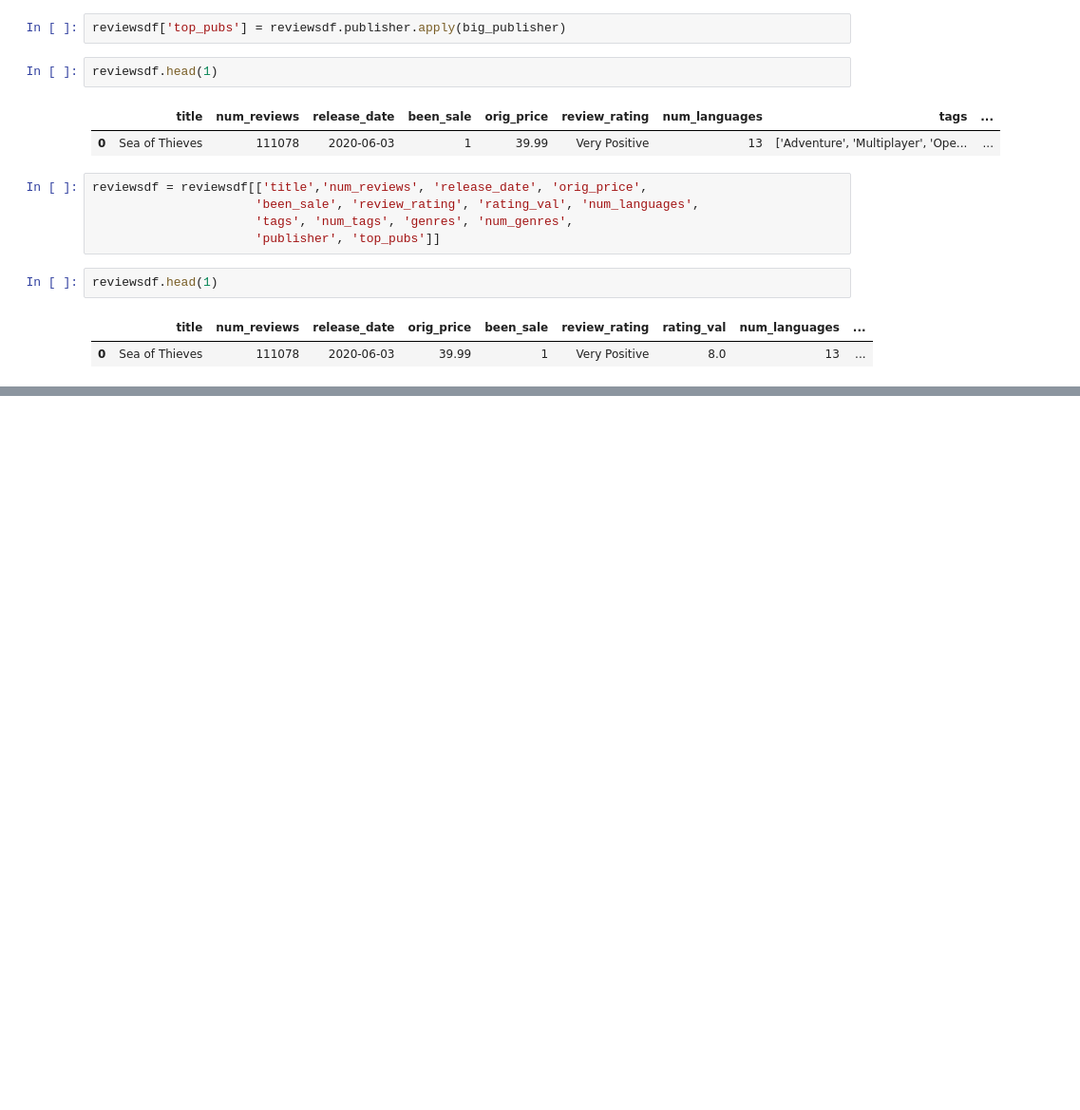
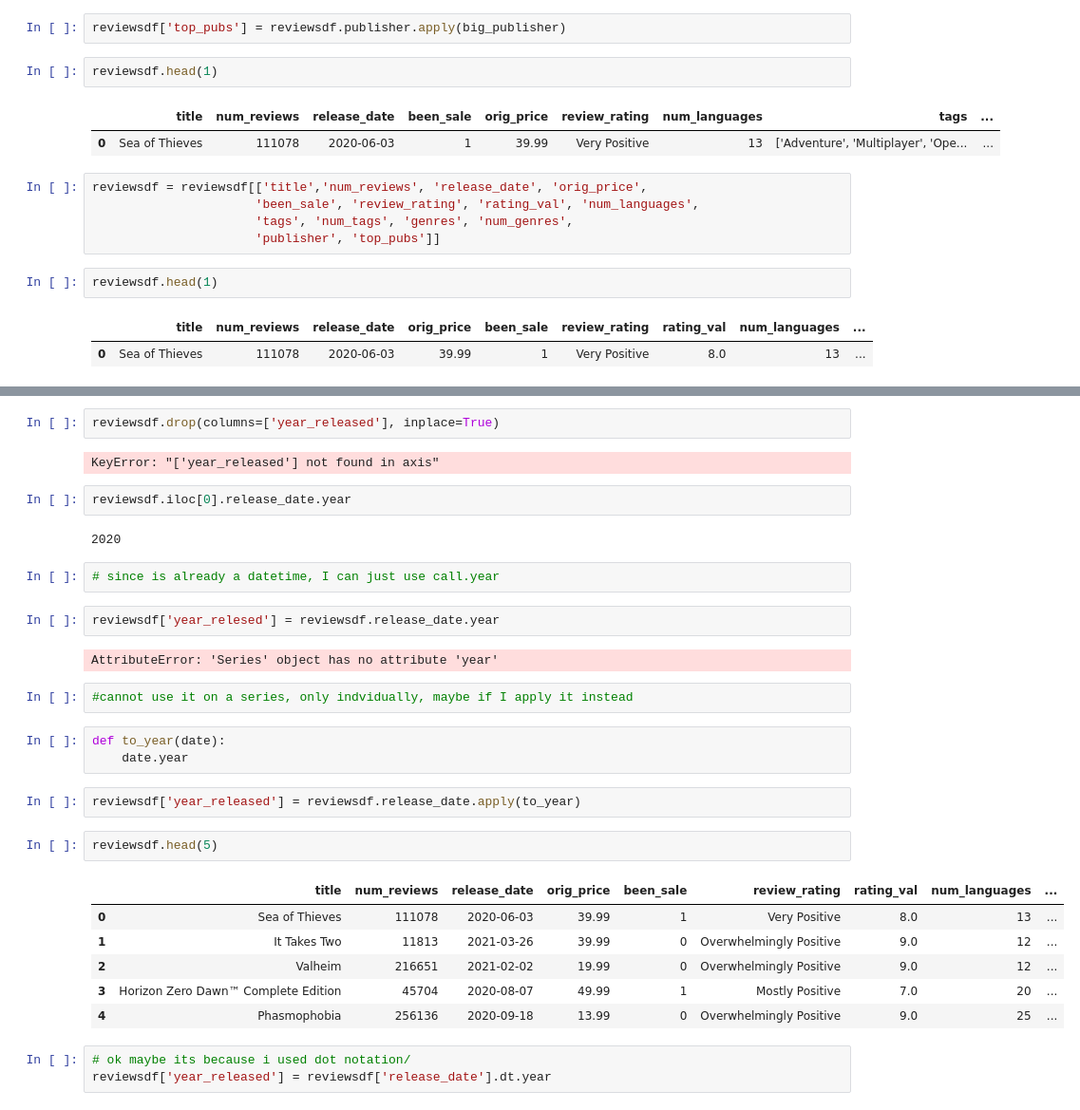
Before and after one commit to MichaelHarnett/Regression_Metis, a Jupyter notebook: df_editing.ipynb, the cells around one changed output, grey strips where cells are left out. Shown at 95% size. Saved outputs shown, nothing was run; the diff lists cells and outputs as text; blank space fills up the shorter version.

```diff
--- a/df_editing.ipynb
+++ b/df_editing.ipynb
@@ -803,0 +838,33 @@ this is for all games that had a total listed for number of reviews. good starti
+# %%
+reviewsdf.drop(columns=['year_released'], inplace=True)
+# %% [output]
+KeyError: "['year_released'] not found in axis"
+# %%
+reviewsdf.iloc[0].release_date.year
+# %% [output]
+2020
+# %%
+# since is already a datetime, I can just use call.year
+# %%
+reviewsdf['year_relesed'] = reviewsdf.release_date.year
+# %% [output]
+AttributeError: 'Series' object has no attribute 'year'
+# %%
+#cannot use it on a series, only indvidually, maybe if I apply it instead
+# %%
+def to_year(date):
+    date.year
+# %%
+reviewsdf['year_released'] = reviewsdf.release_date.apply(to_year)
+# %%
+reviewsdf.head(5)
+# %% [output]
+|  | title | num_reviews | release_date | orig_price | been_sale | review_rating | rating_val | num_languages | ... |
+| 0 | Sea of Thieves | 111078 | 2020-06-03 | 39.99 | 1 | Very Positive | 8.0 | 13 | ... |
+| 1 | It Takes Two | 11813 | 2021-03-26 | 39.99 | 0 | Overwhelmingly Positive | 9.0 | 12 | ... |
+| 2 | Valheim | 216651 | 2021-02-02 | 19.99 | 0 | Overwhelmingly Positive | 9.0 | 12 | ... |
+| 3 | Horizon Zero Dawn™ Complete Edition | 45704 | 2020-08-07 | 49.99 | 1 | Mostly Positive | 7.0 | 20 | ... |
+| 4 | Phasmophobia | 256136 | 2020-09-18 | 13.99 | 0 | Overwhelmingly Positive | 9.0 | 25 | ... |
+# %%
+# ok maybe its because i used dot notation/
+reviewsdf['year_released'] = reviewsdf['release_date'].dt.year
```
Also changed, not shown: parts of 18 cells of this notebook, 2 other files.
